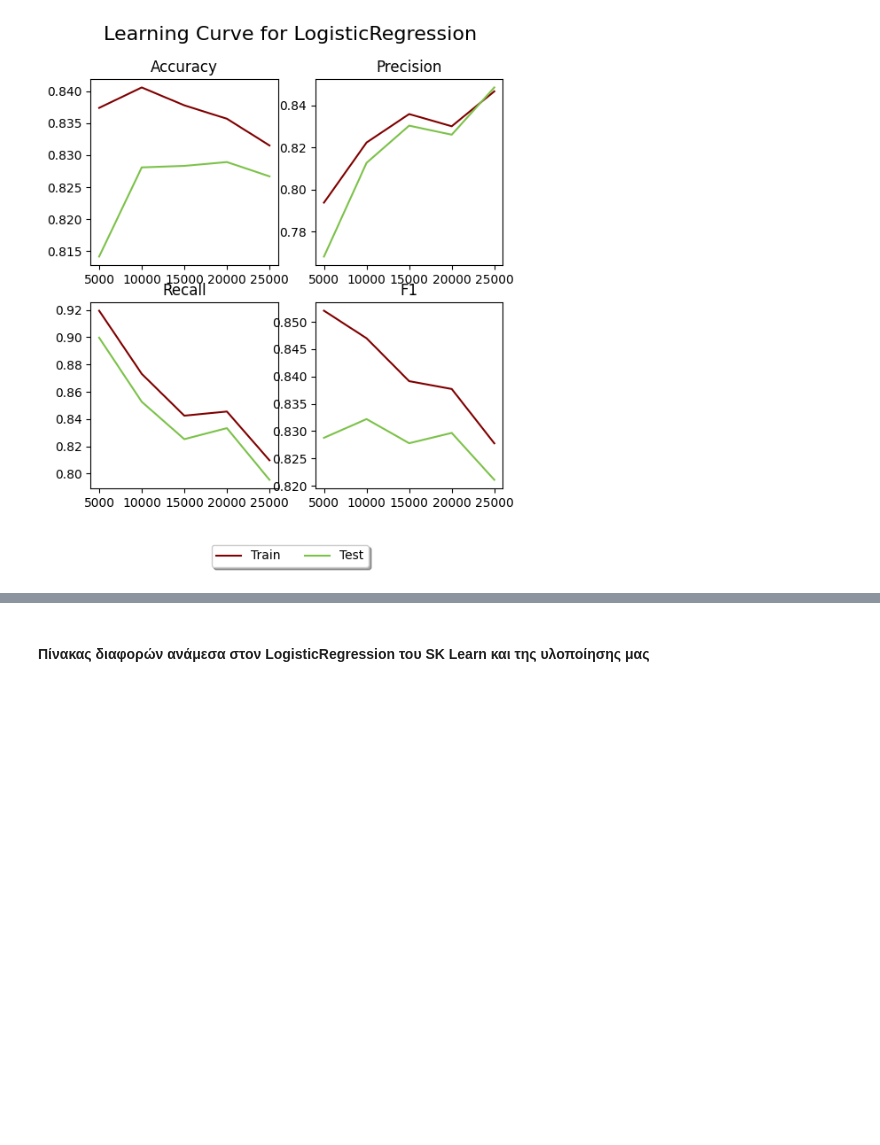
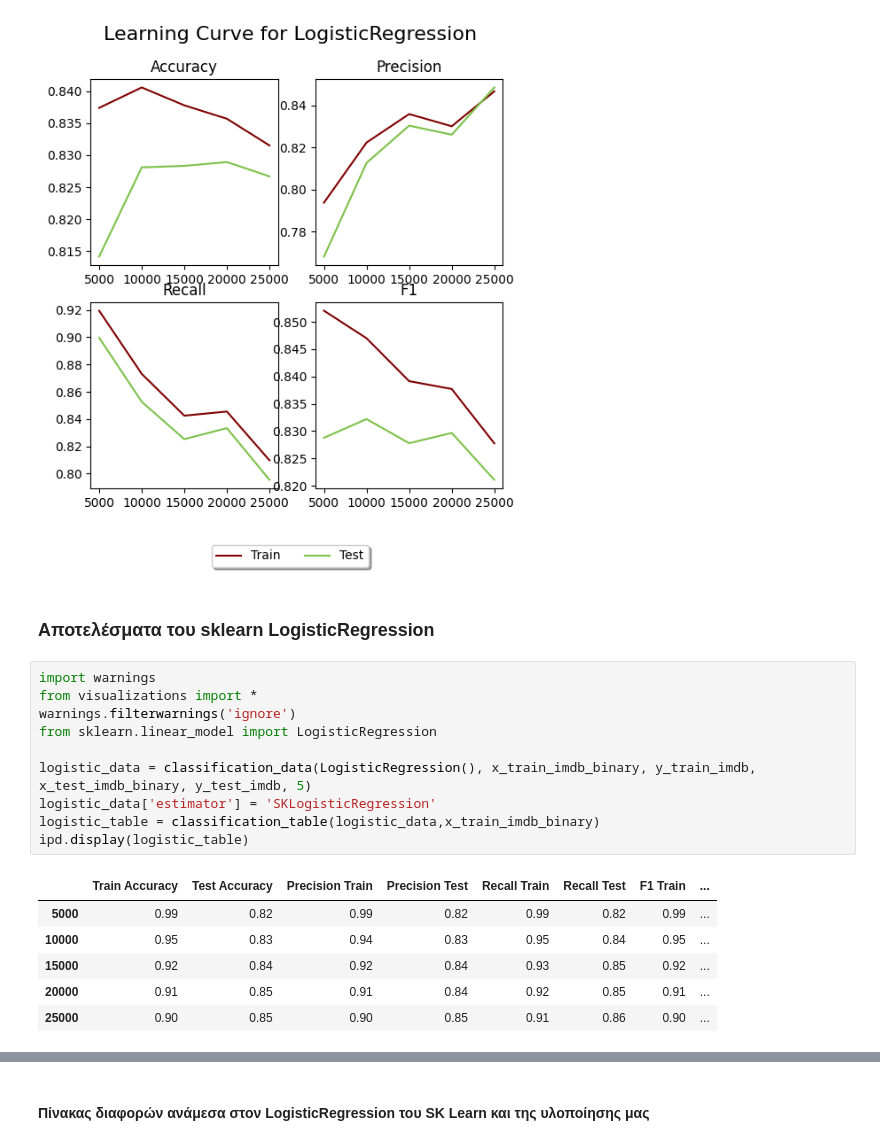
Before and after one commit to MariaSchoinaki/Imdb-classification-ML, a Jupyter notebook: src/LogisticRegression.ipynb, the cells around one changed output, grey strips where cells are left out. Saved outputs shown, nothing was run; the diff lists cells and outputs as text; blank space fills up the shorter version.

```diff
--- a/src/LogisticRegression.ipynb
+++ b/src/LogisticRegression.ipynb
@@ -231,3 +231,22 @@ print(bestIter)
 plot = classification_plots(data)
 # %% [output]
 [figure]
+# %% [markdown]
+### Αποτελέσματα του sklearn LogisticRegression
+# %%
+import warnings
+from visualizations import *
+warnings.filterwarnings('ignore')
+from sklearn.linear_model import LogisticRegression
+
+logistic_data = classification_data(LogisticRegression(), x_train_imdb_binary, y_train_imdb, x_test_imdb_binary, y_test_imdb, 5)
+logistic_data['estimator'] = 'SKLogisticRegression'
+logistic_table = classification_table(logistic_data,x_train_imdb_binary)
+ipd.display(logistic_table)
+# %% [output]
+|  | Train Accuracy | Test Accuracy | Precision Train | Precision Test | Recall Train | Recall Test | F1 Train | ... |
+| 5000 | 0.99 | 0.82 | 0.99 | 0.82 | 0.99 | 0.82 | 0.99 | ... |
+| 10000 | 0.95 | 0.83 | 0.94 | 0.83 | 0.95 | 0.84 | 0.95 | ... |
+| 15000 | 0.92 | 0.84 | 0.92 | 0.84 | 0.93 | 0.85 | 0.92 | ... |
+| 20000 | 0.91 | 0.85 | 0.91 | 0.84 | 0.92 | 0.85 | 0.91 | ... |
+| 25000 | 0.90 | 0.85 | 0.90 | 0.85 | 0.91 | 0.86 | 0.90 | ... |
```
Also changed, not shown: parts of 6 cells of this notebook.
